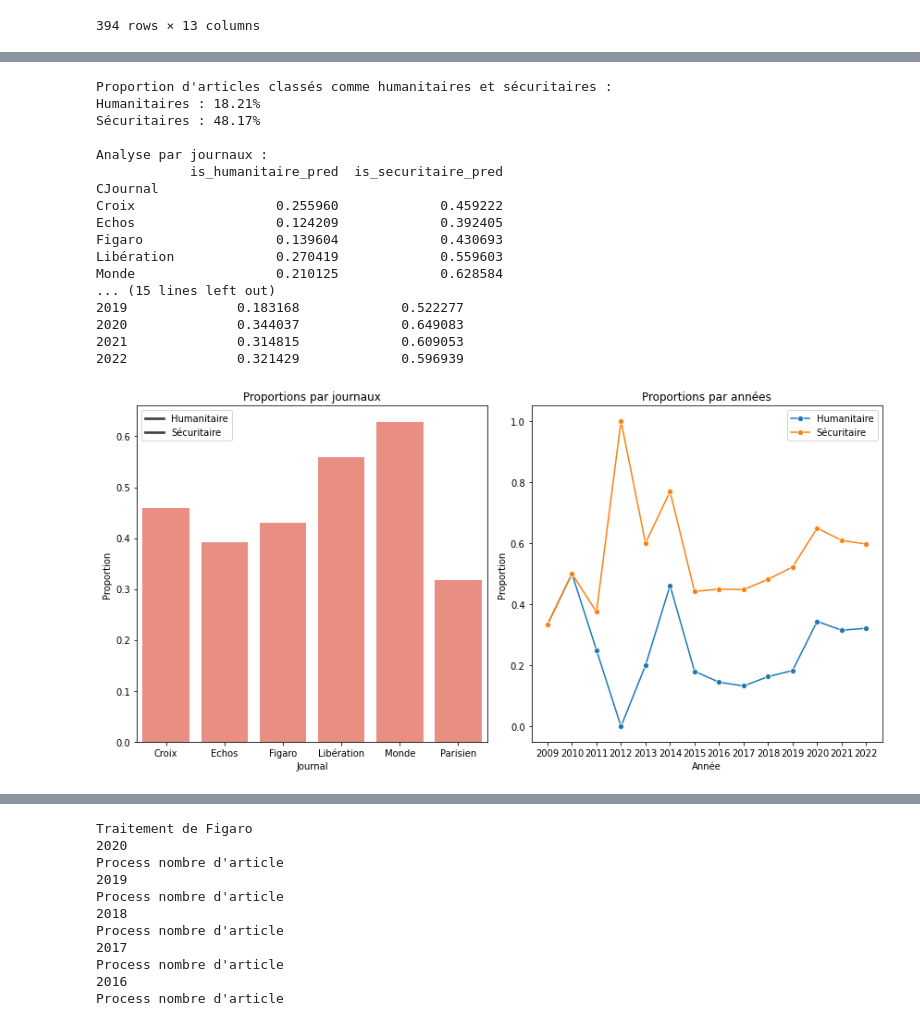
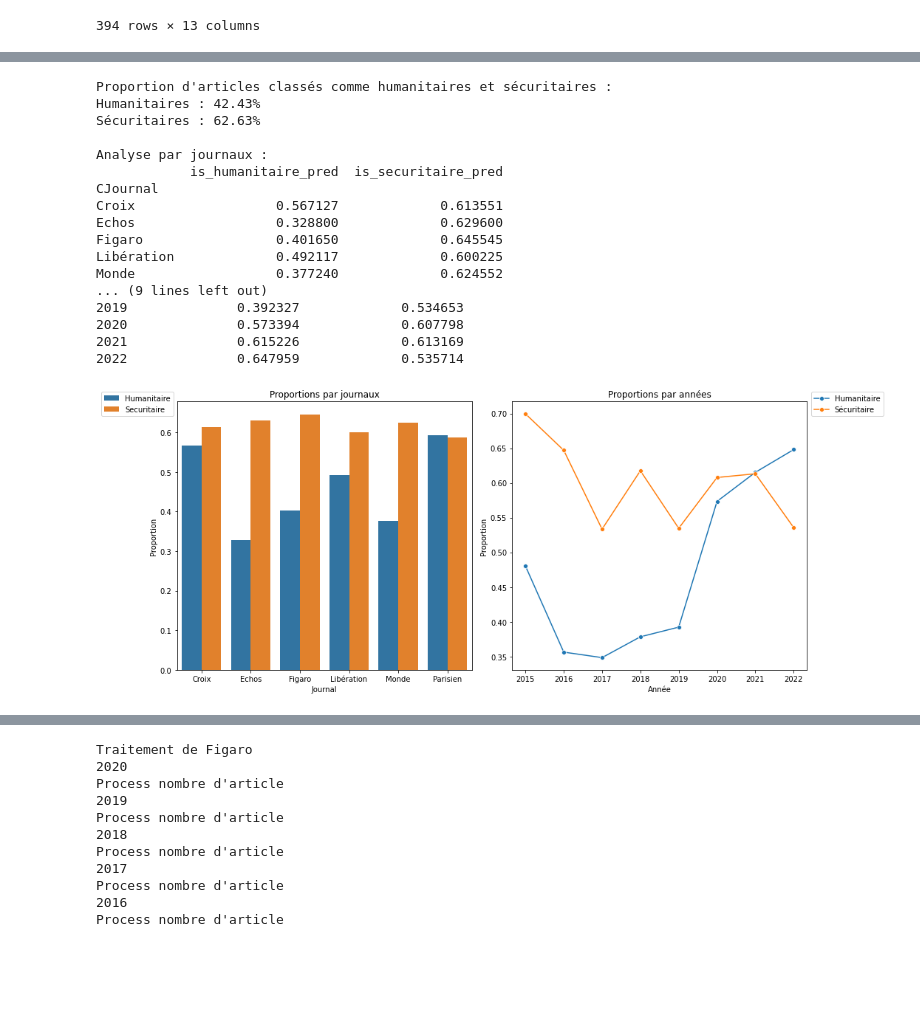
Before and after one commit to cmllbll/Projet_DSSS_2023, a Jupyter notebook: Humanitaire-securitaire.ipynb, the cells around one changed output, grey strips where cells are left out. Saved outputs shown, nothing was run; the diff lists cells and outputs as text; code cells hidden in the pictures; blank space fills up the shorter version.

```diff
--- a/Humanitaire-securitaire.ipynb
+++ b/Humanitaire-securitaire.ipynb
@@ -1130,5 +416,6 @@ Best accuracy found: 0.7301587301587301
 # %%
 df_cleaned = pd.read_csv('./data_cleaned/corpus_cleaned_PAMPLEMOUSSE.csv',sep=";")
+df_cleaned["Année"] = df.Date.apply(lambda x: x[:4])
 df_cleaned.head()
 # %% [output]
 |  | Journal | Titre | Date | Auteur | Texte | extrait_debut | extrait_fin | CJournal | texte_processed | ... |
@@ -1137,27 +424,3 @@ df_cleaned.head()
 | 2 | Le Figaro (site web) | Coronavirus, un révélateur des fa... | 2020-03-12 | Long, Didier, Laye, Sébastien | Didier Long est physicien. Sébast... | repreneur dans l’immobilier, cher... | faire un choix clair: l’idéologie... | Figaro | Didier Long est physicien . Sébas... | ... |
 | 3 | Le Figaro, no. 23505 | EN BREF | 2020-03-12 | Portes, Thierry | Collision entre un navire grec et... | turc Les garde-côtes grecs ont dé... | en Afghanistan, ouvrant la voie à... | Figaro | Collision entre un navire PAMPLEM... | ... |
 | 4 | Le Figaro (site web) | Coralie Delaume: «Un choc externe... | 2020-03-11 | Imad, Joachim | Coralie Delaume est essayiste. El... | crit Le Couple franco-allemand n’... | on approche du la fin. De celle d... | Figaro | Coralie Delaume est essayiste . E... | ... |
-# %%
-clf_humanitaire = RandomForestClassifier(random_state=42)
-clf_securitaire = RandomForestClassifier(random_state=42)
-
-# Données d'entraiment issues du GS
-X_train, X_test, y_train, y_test = train_test_split(data['texte_processed'], data[['is_humanitaire', 'is_securitaire']], test_size=0.2, random_state=42)
-
-# Créer un vecteur de comptage pour transformer les textes en matrices de fréquence de mots
-vectorizer = CountVectorizer()
-
-# Transformer les textes d'entraînement et de test
-X_train_vect = vectorizer.fit_transform(X_train)
-X_test_vect = vectorizer.transform(X_test)
-
-# Entraintement
-clf_humanitaire.fit(X_train_vect, y_train['is_humanitaire'])
-clf_securitaire.fit(X_train_vect, y_train['is_securitaire'])
-
-# Application
-print("Prediction is_humanitaire")
-df_cleaned["is_humanitaire_pred"] = clf_humanitaire.predict(vectorizer.transform(df_cleaned["texte_processed"]))
-print("Prediction is_securitaire")
-df_cleaned["is_securitaire_pred"] = clf_securitaire.predict(vectorizer.transform(df_cleaned["texte_processed"]))
-print("Done")
@@ -1197,8 +468,4 @@ display(df_cleaned[["CJournal","Texte","is_humanitaire_pred","is_securitaire_pre
 # %%
-import pandas as pd
-import matplotlib.pyplot as plt
-import seaborn as sns
-
 # Analyser la proportion d'articles de chaque type
 print("Proportion d'articles classés comme humanitaires et sécuritaires :")
 prop_humanitaire = df_cleaned['is_humanitaire_pred'].mean()
@@ -1208,7 +475,7 @@ print(f"Sécuritaires : {prop_securitaire * 100:.2f}%")
 
 # Segmentation par journaux
 print("\nAnalyse par journaux :")
-grouped_by_journal = df_cleaned.groupby('CJournal')
+grouped_by_journal = df_cleaned.loc[df_cleaned["Année"]>"2014"].groupby('CJournal')
 journal_analysis = grouped_by_journal.agg({
     'is_humanitaire_pred': 'mean',
     'is_securitaire_pred': 'mean'
@@ -1218,54 +485,55 @@ print(journal_analysis)
 # Segmentation par années
 print("\nAnalyse par années :")
 df_cleaned["Année"] = df_cleaned["Date"].apply(lambda x: x[:4])
-grouped_by_year = df_cleaned.groupby('Année')
+grouped_by_year = df_cleaned.loc[df_cleaned["Année"]>"2014"].groupby('Année')
 year_analysis = grouped_by_year.agg({
     'is_humanitaire_pred': 'mean',
     'is_securitaire_pred': 'mean'
 })
 print(year_analysis)
 
 # Visualisation des proportions d'articles classés humanitaires et sécuritaires
-plt.figure(figsize=(12, 6))
+plt.figure(figsize=(15, 6))
 
 # Graphique à barres pour les journaux
 plt.subplot(1, 2, 1)
-sns.barplot(x=journal_analysis.index, y='is_humanitaire_pred', data=journal_analysis, color='skyblue')
-sns.barplot(x=journal_analysis.index, y='is_securitaire_pred', data=journal_analysis, color='salmon')
+data_formated = pd.melt(journal_analysis.reset_index().rename(columns={"is_humanitaire_pred":"Humanitaire","is_securitaire_pred":"Securitaire"}), id_vars=['CJournal'], var_name='categories', value_name='proportion').rename(columns={"is_humanitaire_pred":"Humanitaire","is_securitaire_pred":"Securitaire"})
+sns.barplot(data_formated, x="CJournal", y="proportion", hue="categories")
 plt.title("Proportions par journaux")
 plt.xlabel("Journal")
 plt.ylabel("Proportion")
-plt.legend(["Humanitaire", "Sécuritaire"])
+plt.legend(bbox_to_anchor=(0.001, 1.05), loc='upper right')
 
 # Graphique à lignes pour les années
 plt.subplot(1, 2, 2)
 sns.lineplot(x=year_analysis.index, y='is_humanitaire_pred', data=year_analysis, label='Humanitaire', marker='o')
 sns.lineplot(x=year_analysis.index, y='is_securitaire_pred', data=year_analysis, label='Sécuritaire', marker='o')
 plt.title("Proportions par années")
 plt.xlabel("Année")
 plt.ylabel("Proportion")
-plt.legend()
+plt.legend(bbox_to_anchor=(1.001, 1.05), loc='upper left')
+
 
 # Afficher les graphiques
 plt.tight_layout()
 plt.show()
 # %% [output]
 Proportion d'articles classés comme humanitaires et sécuritaires :
-Humanitaires : 18.21%
-Sécuritaires : 48.17%
+Humanitaires : 42.43%
+Sécuritaires : 62.63%
 
 Analyse par journaux :
             is_humanitaire_pred  is_securitaire_pred
 CJournal
-Croix                  0.255960             0.459222
-Echos                  0.124209             0.392405
-Figaro                 0.139604             0.430693
-Libération             0.270419             0.559603
-Monde                  0.210125             0.628584
-... (15 lines left out)
-2019              0.183168             0.522277
-2020              0.344037             0.649083
-2021              0.314815             0.609053
-2022              0.321429             0.596939
+Croix                  0.567127             0.613551
+Echos                  0.328800             0.629600
+Figaro                 0.401650             0.645545
+Libération             0.492117             0.600225
+Monde                  0.377240             0.624552
+... (9 lines left out)
+2019              0.392327             0.534653
+2020              0.573394             0.607798
+2021              0.615226             0.613169
+2022              0.647959             0.535714
-[figure, old version]
+[figure, new version]
 # %%
```
Also changed, not shown: parts of 64 cells of this notebook, 3 other files.
